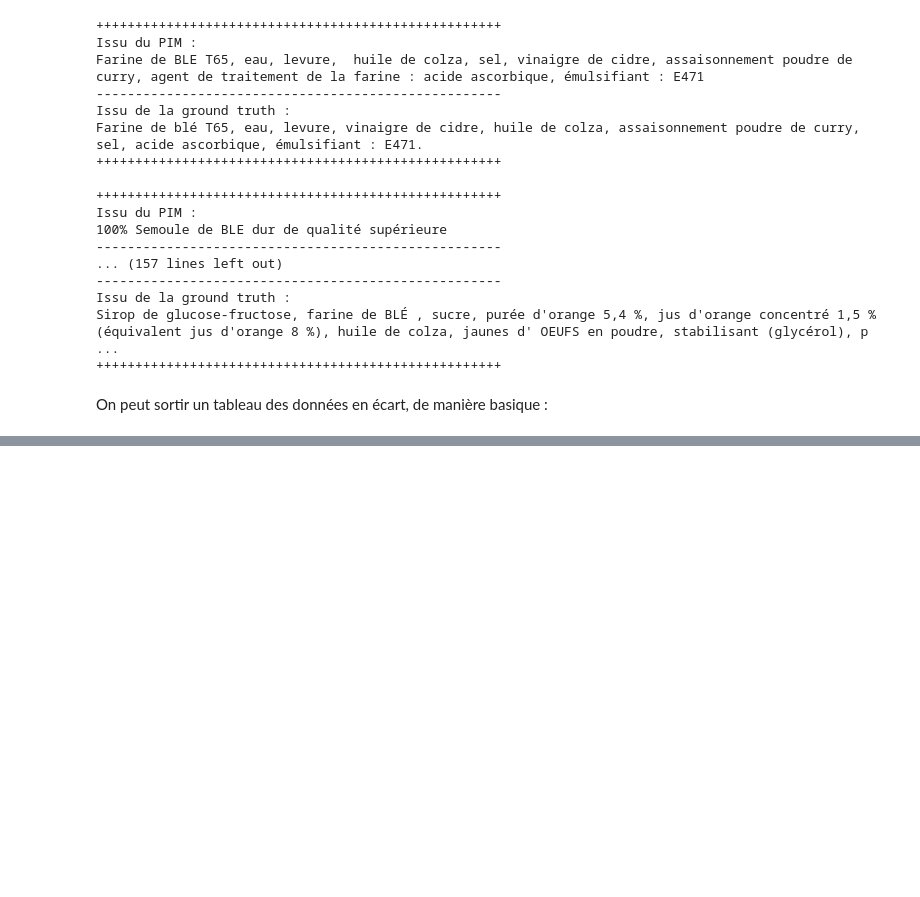
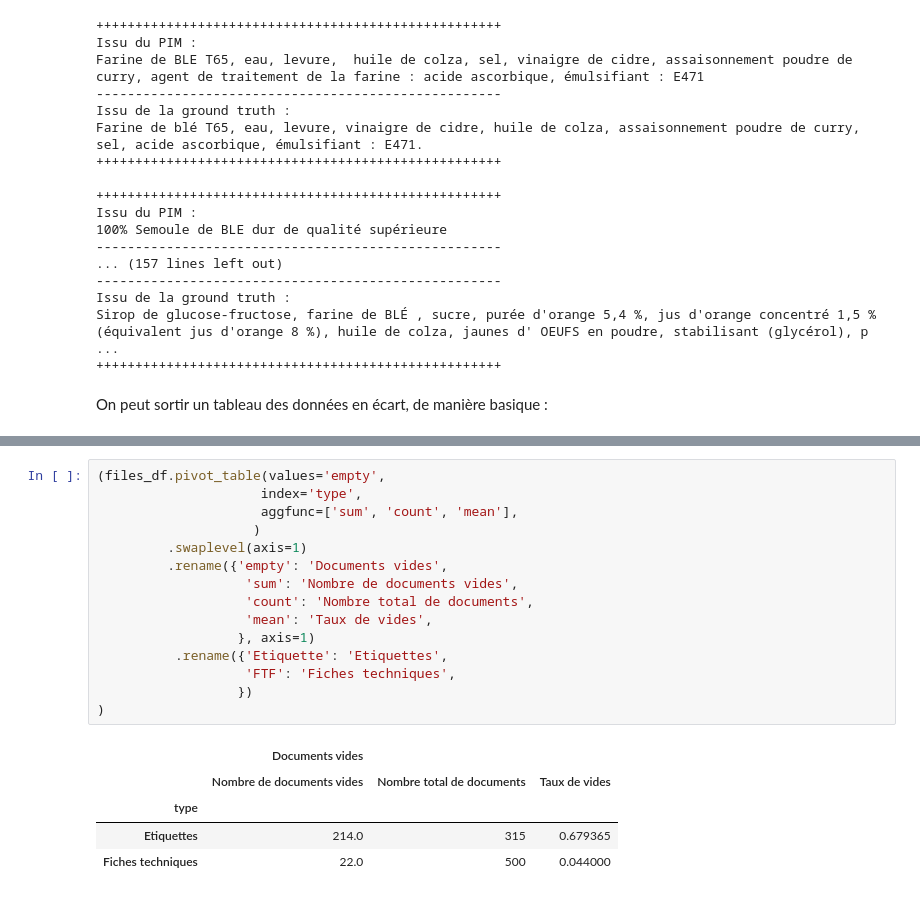
Before and after one commit to UltraDiuve/PIM-Recognizer, a Jupyter notebook: report/notebooks/ground_truth_constitution.ipynb, the cells around one changed output, grey strips where cells are left out. Drawn from its saved outputs; the diff is of its cells as text; blank space fills up the shorter version.

```diff
--- a/report/notebooks/ground_truth_constitution.ipynb
+++ b/report/notebooks/ground_truth_constitution.ipynb
@@ -333,0 +437,21 @@ with open(Path('..') / 'tbls' / 'ingredient_comparison.tex', 'w') as file:
+# %%
+(files_df.pivot_table(values='empty',
+                     index='type',
+                     aggfunc=['sum', 'count', 'mean'],
+                    )
+         .swaplevel(axis=1)
+         .rename({'empty': 'Documents vides',
+                   'sum': 'Nombre de documents vides',
+                   'count': 'Nombre total de documents',
+                   'mean': 'Taux de vides',
+                  }, axis=1)
+          .rename({'Etiquette': 'Etiquettes',
+                   'FTF': 'Fiches techniques',
+                  })
+)
+# %% [output]
+|  | Documents vides |  |  |
+|  | Nombre de documents vides | Nombre total de documents | Taux de vides |
+| type |  |  |  |
+| Etiquettes | 214.0 | 315 | 0.679365 |
+| Fiches techniques | 22.0 | 500 | 0.044000 |
```
Also changed, not shown: parts of 8 cells of this notebook, 2 other files.
